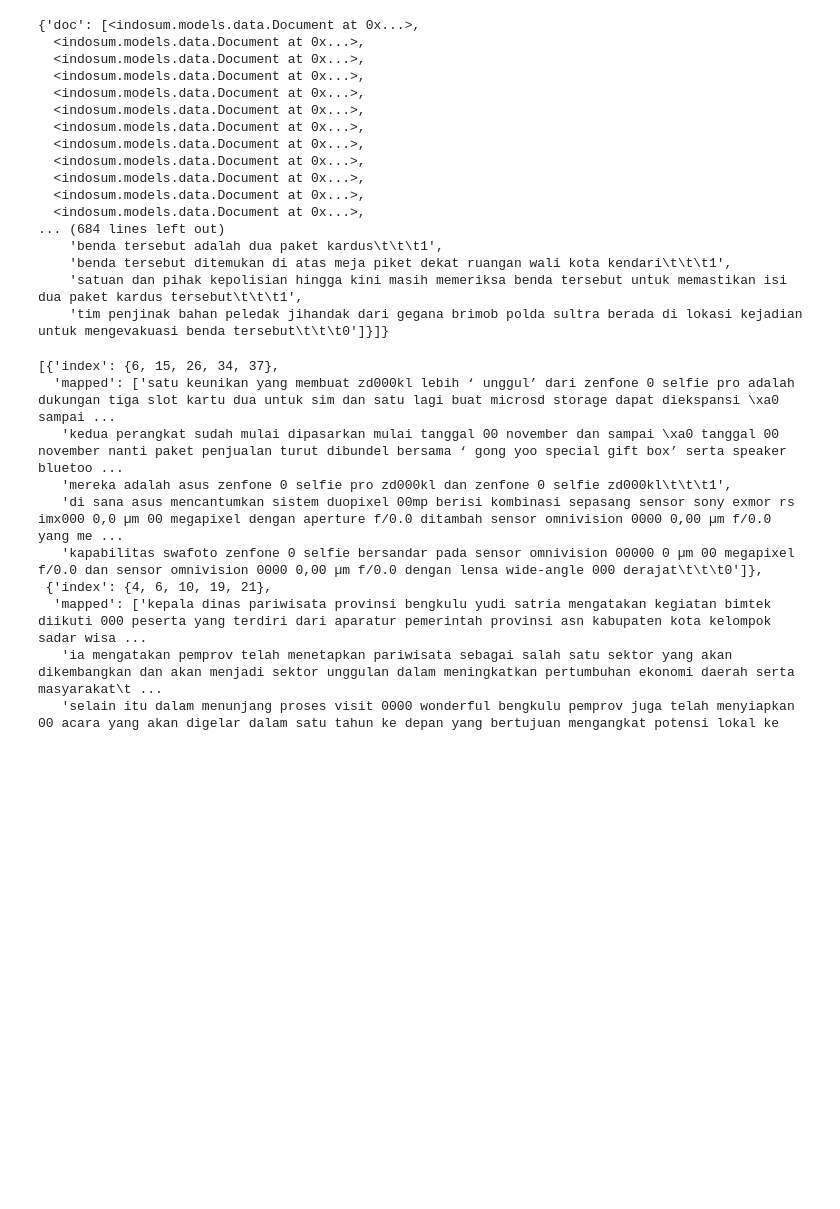
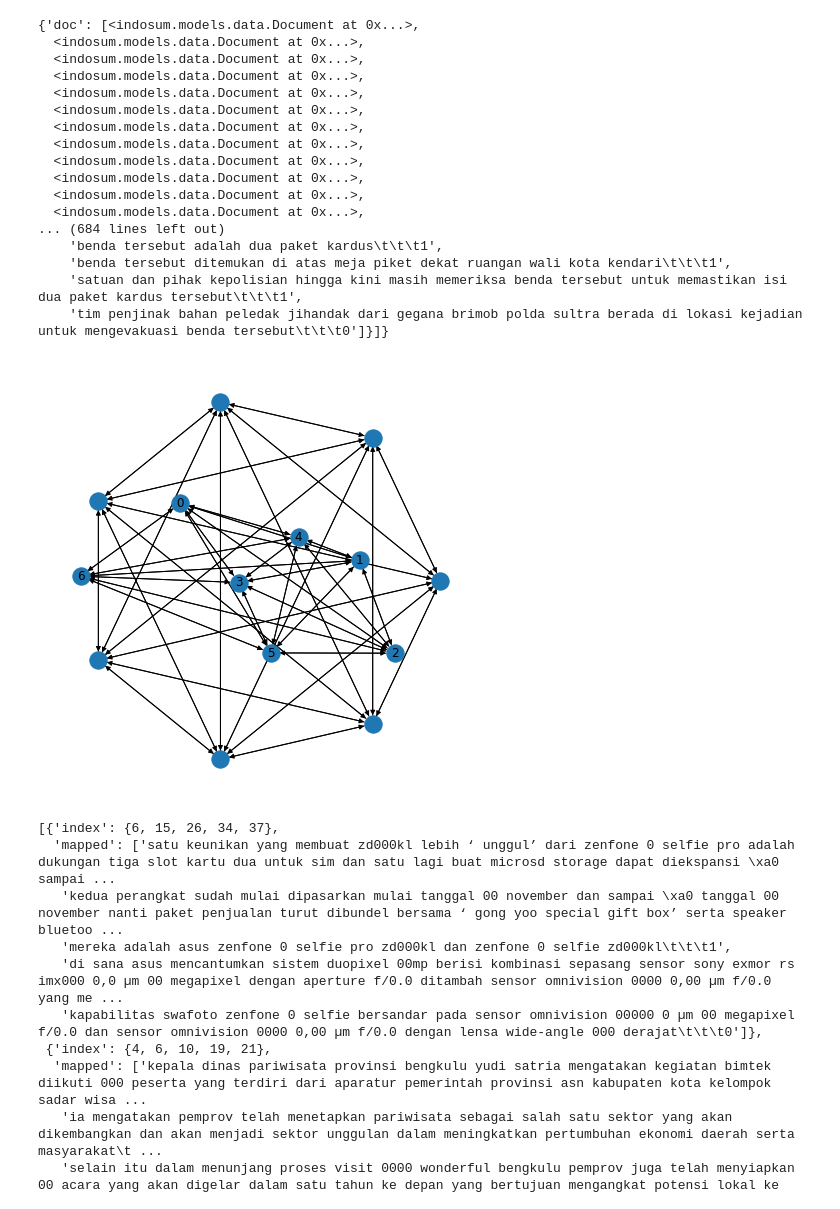
Before and after one commit to adibenc/dm-sum-key, a Jupyter notebook: main-sum.ipynb, the cells around one changed output. Cells and saved outputs as stored; diff of their text form; code cells hidden in the pictures; blank space fills up the shorter version.

Commit message:
keywords stats

```diff
--- a/main-sum.ipynb
+++ b/main-sum.ipynb
@@ -305,15 +314,39 @@ def eval_summaries(summaries, docs, logger=None, encoding='utf-8', delete_temps=
 def getKeywords(text, n=10):
     tr4w = TextRank4Keyword()
     tr4w.analyze(text, candidate_pos = ['NOUN', 'PROPN'], window_size=4, lower=False)
-    return tr4w.get_keywords(n)
+    return tr4w.get_keywords(n), tr4w
 
 def getKeywordsFromArrs(arr):
     ret = []
+    processes = []
     for e in arr:
         text = stopword.remove(str(e))
-        ret.append(getKeywords(text, n=10))
+        kws, tr4w = getKeywords(text, n=10)
+        ret.append(kws)
+        processes.append(tr4w)
 
-    return ret
+    return ret, processes
+
+def createWordCloud(text, w = 640, h = 480):
+    wordcloud = WordCloud(width=w, height=h).generate(text)
+
+    # Display the generated image:
+    # the matplotlib way:
+
+    plt.imshow(wordcloud, interpolation='bilinear')
+    plt.axis("off")
+    plt.show()
+
+    return wordcloud
+
+def showGraph(G, **kwargs):
+    nx.draw(G, **kwargs)
+#     nx.draw_random(G)
+    nx.draw_circular(G)
+#     nx.draw_spectral(G)
+    # when drawing to an interactive display. Note that you may need to issue a Matplotlib
+
+#     plt.show()
 # %%
 # p1 = "/media/data1/_S2/indosum/train.01.jsonl"
 p1 = "/media/data1/_S2/indosum/train.01.100.jsonl"
@@ -337,6 +370,11 @@ results
     'benda tersebut ditemukan di atas meja piket dekat ruangan wali kota kendari\t\t\t1',
     'satuan dan pihak kepolisian hingga kini masih memeriksa benda tersebut untuk memastikan isi dua paket kardus tersebut\t\t\t1',
     'tim penjinak bahan peledak jihandak dari gegana brimob polda sultra berada di lokasi kejadian untuk mengevakuasi benda tersebut\t\t\t0']}]}
+# %%
+mpl.rcParams['figure.figsize'] = (6,6)
+showGraph(models[0].G, with_labels=True)
+# %% [output]
+[figure, added]
 # %%
 results["summaries"][1:3]
 # %% [output]
```
Also changed, not shown: parts of 21 cells of this notebook, 1 other file.
